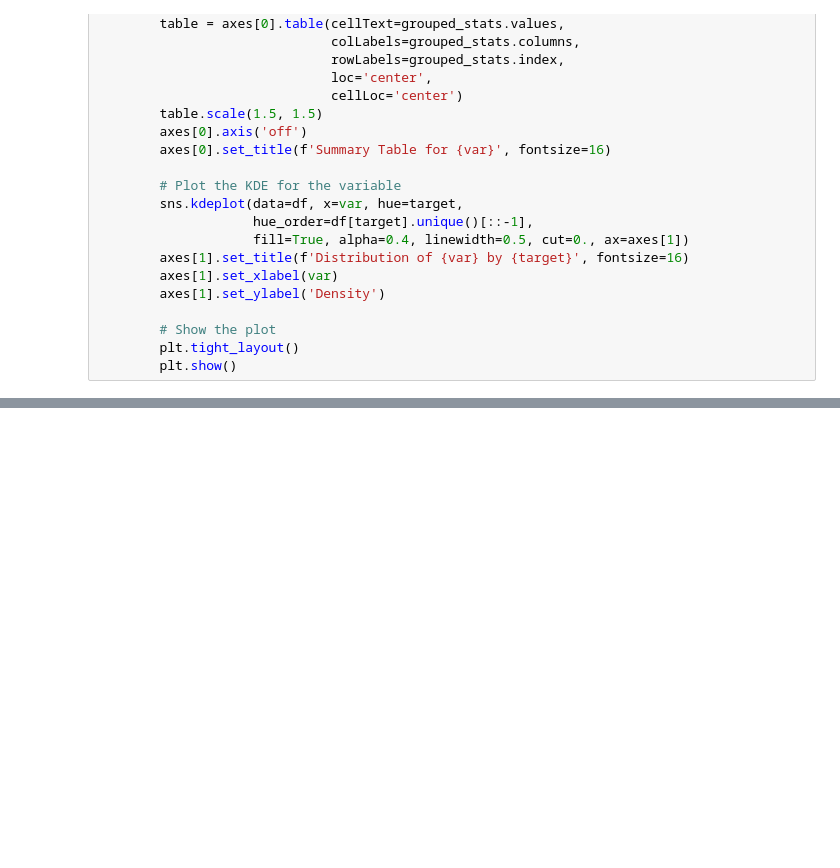
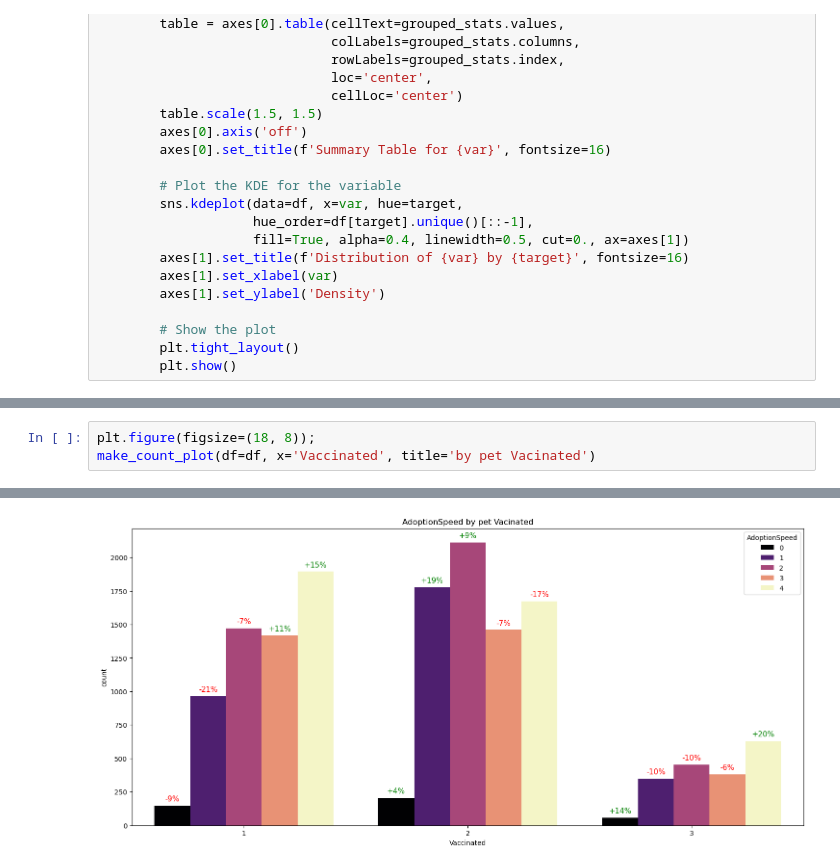
Before and after one commit to FrankAst/pet_project, a Jupyter notebook: pet-competition/notebooks/EDA.ipynb, the cells around one changed output, grey strips where cells are left out. Drawn from its saved outputs; the diff is of its cells as text; blank space fills up the shorter version.

```diff
--- a/pet-competition/notebooks/EDA.ipynb
+++ b/pet-competition/notebooks/EDA.ipynb
@@ -352,0 +452,4 @@ def create_summary_table_with_kde(df, cuant_cols, target):
+# %%
+plt.figure(figsize=(18, 8));
+make_count_plot(df=df, x='Vaccinated', title='by pet Vacinated')
+# %% [output]
@@ -352,0 +457 @@ def create_summary_table_with_kde(df, cuant_cols, target):
+[figure, added]
```
Also changed, not shown: parts of 21 cells of this notebook.
